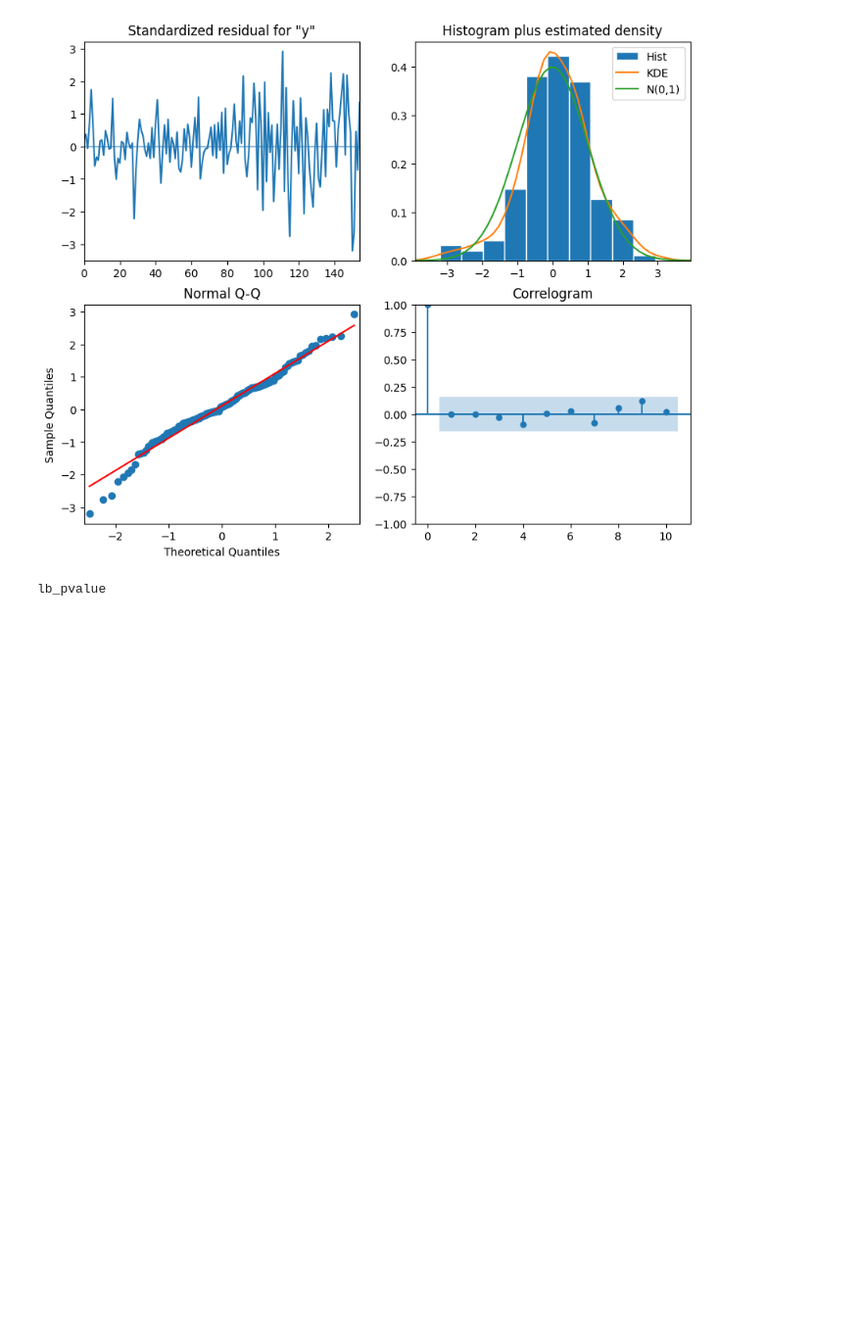
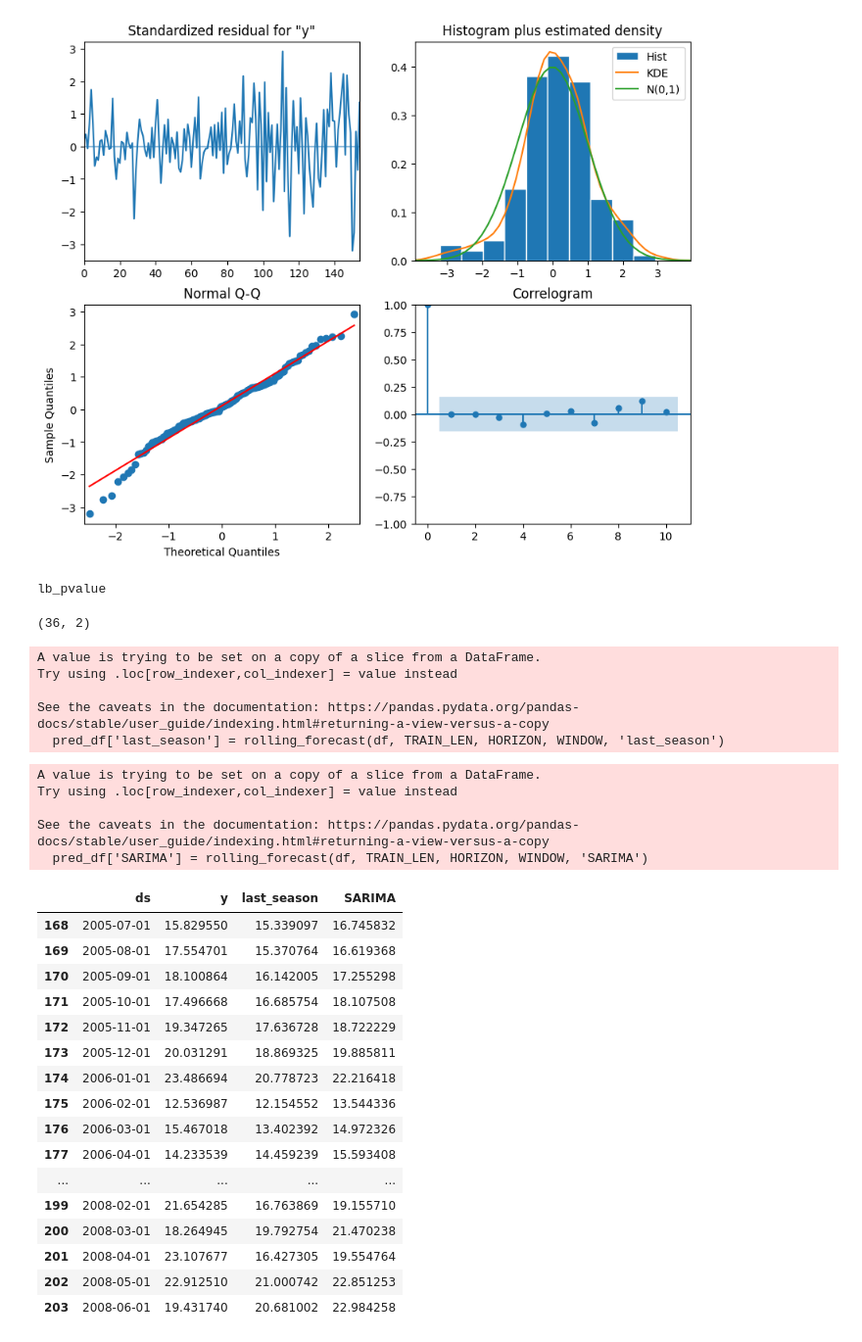
Before and after one commit to sunse-kwon/dec-project, a Jupyter notebook: code.ipynb, the cells around one changed output. Shown: that part at 98% size. Cells and saved outputs as stored; diff of their text form; code cells hidden in the pictures; blank space fills up the shorter version.

```diff
--- a/code.ipynb
+++ b/code.ipynb
@@ -223,0 +218,44 @@ def rolling_forecast(df: pd.DataFrame, train_len: int, horizon: int, window: int
+# %%
+pred_df.shape
+# %% [output]
+(36, 2)
+# %%
+TRAIN_LEN=168
+HORIZON=36
+WINDOW=12
+
+pred_df['last_season'] = rolling_forecast(df, TRAIN_LEN, HORIZON, WINDOW, 'last_season')
+# %% [output]
+A value is trying to be set on a copy of a slice from a DataFrame.
+Try using .loc[row_indexer,col_indexer] = value instead
+
+See the caveats in the documentation: https://pandas.pydata.org/pandas-docs/stable/user_guide/indexing.html#returning-a-view-versus-a-copy
+  pred_df['last_season'] = rolling_forecast(df, TRAIN_LEN, HORIZON, WINDOW, 'last_season')
+# %%
+pred_df['SARIMA'] = rolling_forecast(df, TRAIN_LEN, HORIZON, WINDOW, 'SARIMA')
+# %% [output]
+A value is trying to be set on a copy of a slice from a DataFrame.
+Try using .loc[row_indexer,col_indexer] = value instead
+
+See the caveats in the documentation: https://pandas.pydata.org/pandas-docs/stable/user_guide/indexing.html#returning-a-view-versus-a-copy
+  pred_df['SARIMA'] = rolling_forecast(df, TRAIN_LEN, HORIZON, WINDOW, 'SARIMA')
+# %%
+pred_df
+# %% [output]
+|  | ds | y | last_season | SARIMA |
+| 168 | 2005-07-01 | 15.829550 | 15.339097 | 16.745832 |
+| 169 | 2005-08-01 | 17.554701 | 15.370764 | 16.619368 |
+| 170 | 2005-09-01 | 18.100864 | 16.142005 | 17.255298 |
+| 171 | 2005-10-01 | 17.496668 | 16.685754 | 18.107508 |
+| 172 | 2005-11-01 | 19.347265 | 17.636728 | 18.722229 |
+| 173 | 2005-12-01 | 20.031291 | 18.869325 | 19.885811 |
+| 174 | 2006-01-01 | 23.486694 | 20.778723 | 22.216418 |
+| 175 | 2006-02-01 | 12.536987 | 12.154552 | 13.544336 |
+| 176 | 2006-03-01 | 15.467018 | 13.402392 | 14.972326 |
+| 177 | 2006-04-01 | 14.233539 | 14.459239 | 15.593408 |
+| ... | ... | ... | ... | ... |
+| 199 | 2008-02-01 | 21.654285 | 16.763869 | 19.155710 |
+| 200 | 2008-03-01 | 18.264945 | 19.792754 | 21.470238 |
+| 201 | 2008-04-01 | 23.107677 | 16.427305 | 19.554764 |
+| 202 | 2008-05-01 | 22.912510 | 21.000742 | 22.851253 |
+| 203 | 2008-06-01 | 19.431740 | 20.681002 | 22.984258 |
```
Also changed, not shown: parts of 7 cells of this notebook.
